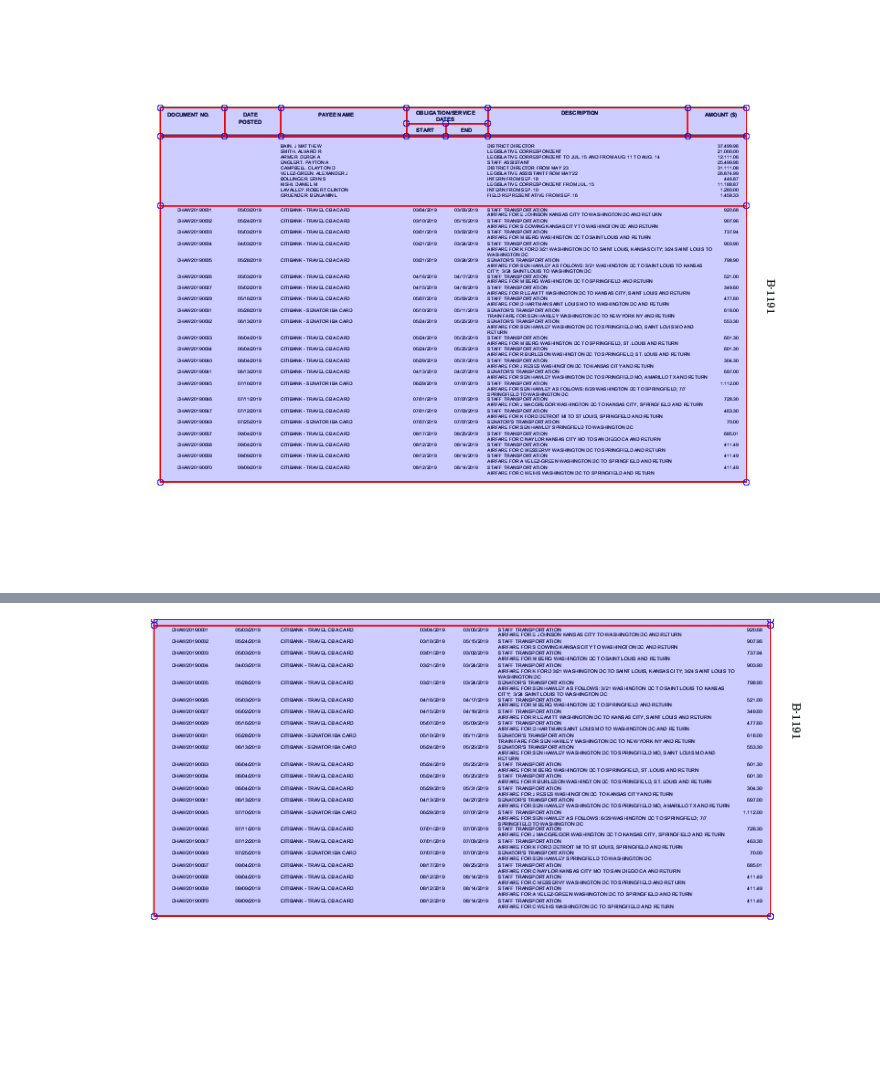
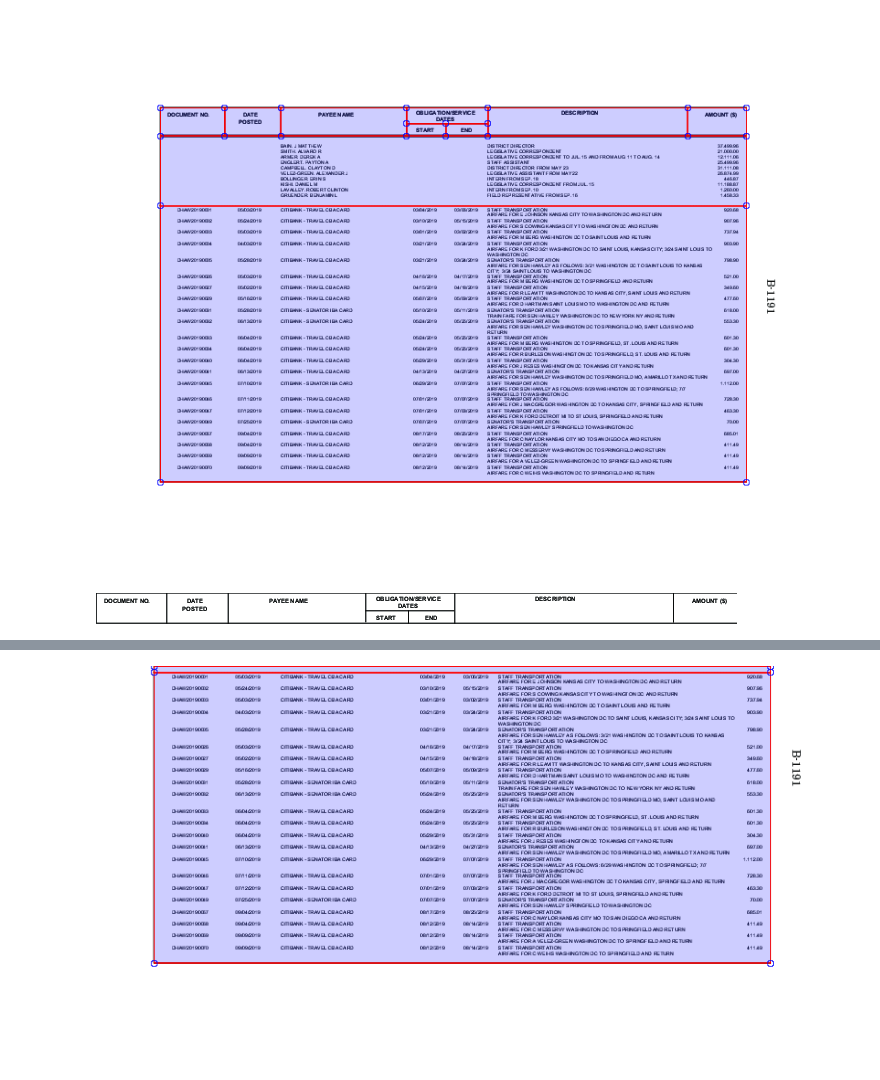
Before and after one commit to jsfenfen/pdf20, a Jupyter notebook: pdfs/senate_expenditures.ipynb, the cells around one changed output, grey strips where cells are left out. Drawn from its saved outputs; the diff is of its cells as text; code cells hidden in the pictures; blank space fills up the shorter version.

```diff
--- a/pdfs/senate_expenditures.ipynb
+++ b/pdfs/senate_expenditures.ipynb
@@ -23,3 +31,27 @@ im
 pg.to_image().debug_tablefinder()
 # %% [output]
 [figure]
+# %%
+## Even though the below isn't the table we want, it's still doing useful work
+## It's going to be useful to identify the headers later.
+## Also note we can plug the bounding box of the first row in for use later
+
+tablesfound = pg.debug_tablefinder()
+main_table = tablesfound.tables[0]
+
+# Get the bounding box of the first row
+top_region_bbox = main_table.rows[0].bbox
+
+# I wasn't sure of the var name, I found it with this
+# I could've read the docs too
+# main_table.rows[0].__dict__
+
+# Print the first row with this
+pg.crop(top_region_bbox).to_image()
+
+
+## IMPORTANT - THIS IS A DEMO, TO DO THIS FOR REAL YOU'D WANT TO
+## VERIFY THAT THIS WORKED ON EVERY PAGE, NOT JUST THIS ONE
+## THIS IS FROM A 3000-PAGE PDF, IT'S NOT AS TRIVIAL AS IT SOUNDS
+# %% [output]
+[figure, added]
```
Also changed, not shown: parts of 15 cells of this notebook.
